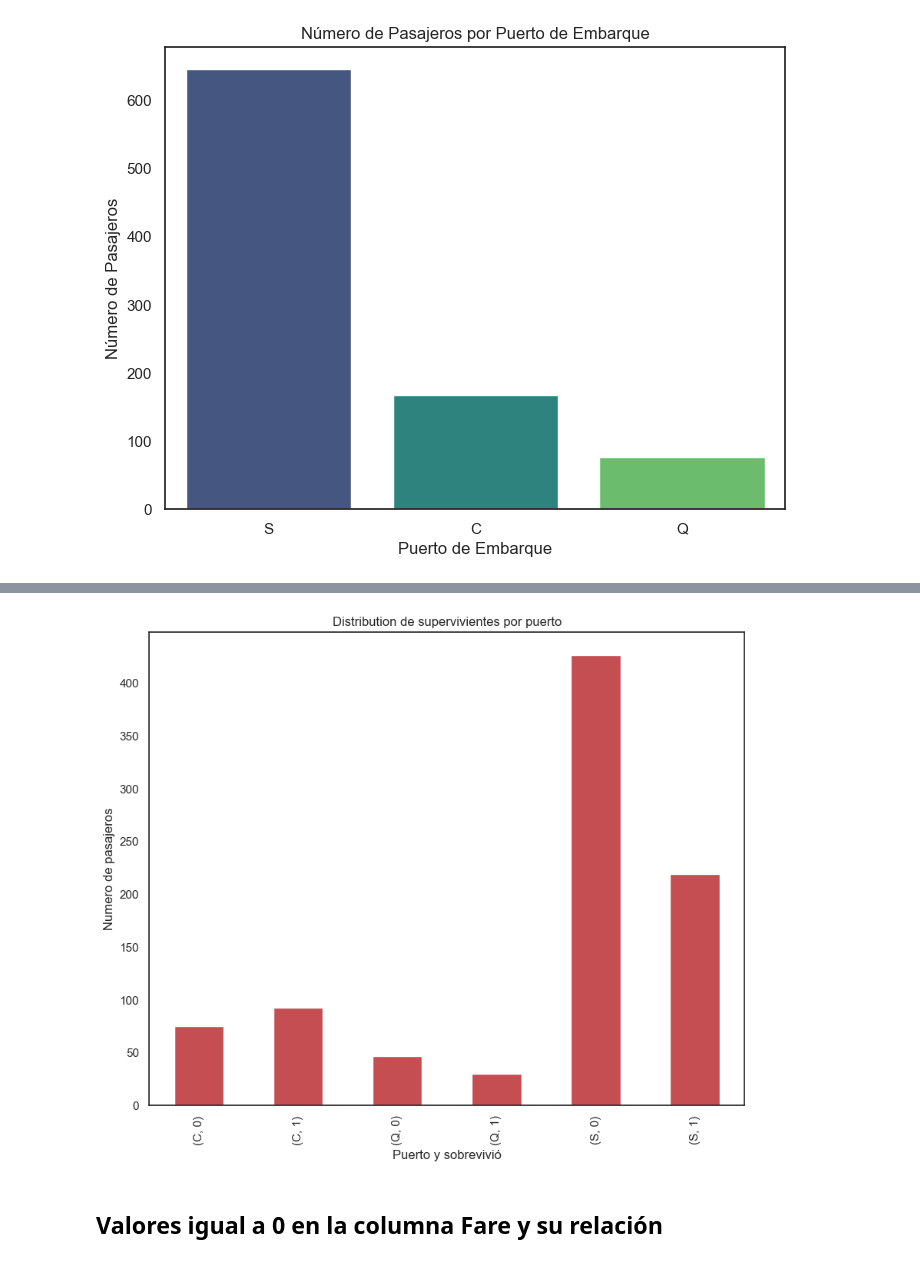
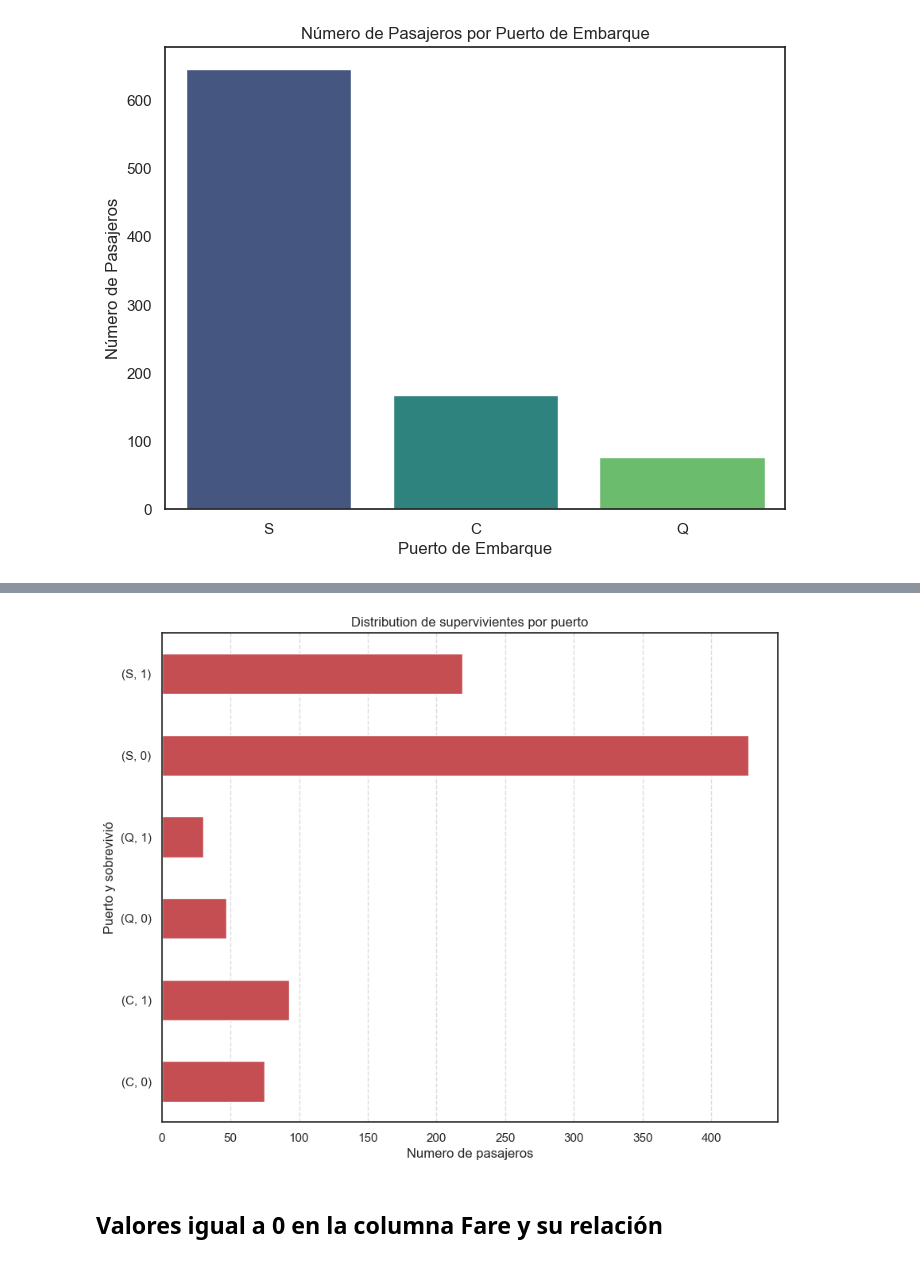
Before and after one commit to JavierMunBall/Titanic, a Jupyter notebook: Ejercicio Titanic Javier Muñoz.ipynb, the cells around one changed output, grey strips where cells are left out. Cells and saved outputs as stored; diff of their text form; code cells hidden in the pictures.

```diff
--- a/Ejercicio Titanic Javier Muñoz.ipynb
+++ b/Ejercicio Titanic Javier Muñoz.ipynb
@@ -401,8 +402,9 @@ dtype: int64
 # %%
-puerto_superviviente.plot(kind = "bar", figsize = (10,8), color = "r")
-plt.ylabel("Numero de pasajeros")
-plt.xlabel("Puerto y sobrevivió")
+puerto_superviviente.plot(kind = "barh", figsize = (10,8), color = "r")
+plt.xlabel("Numero de pasajeros")
+plt.ylabel("Puerto y sobrevivió")
 plt.title("Distribution de supervivientes por puerto")
+plt.grid(axis='x', linestyle='--', alpha=0.7)
 plt.show()
 # %% [output]
-[figure, old version]
+[figure, new version]
```
Also changed, not shown: parts of 41 cells of this notebook.
